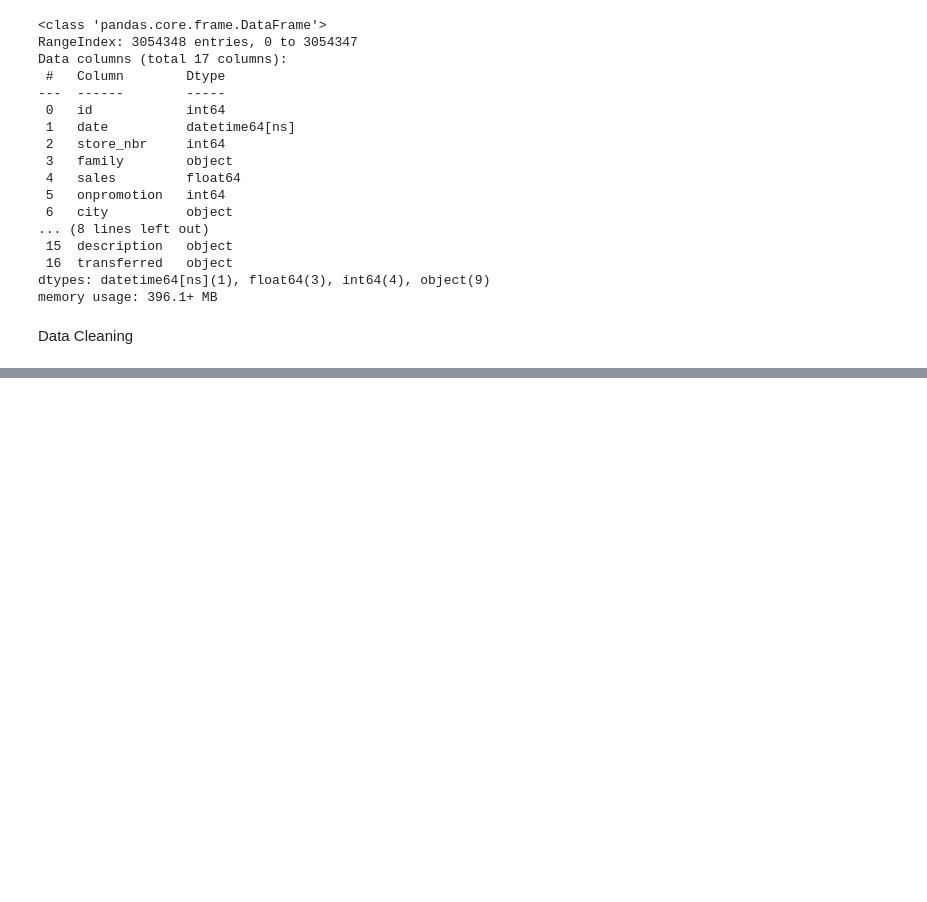
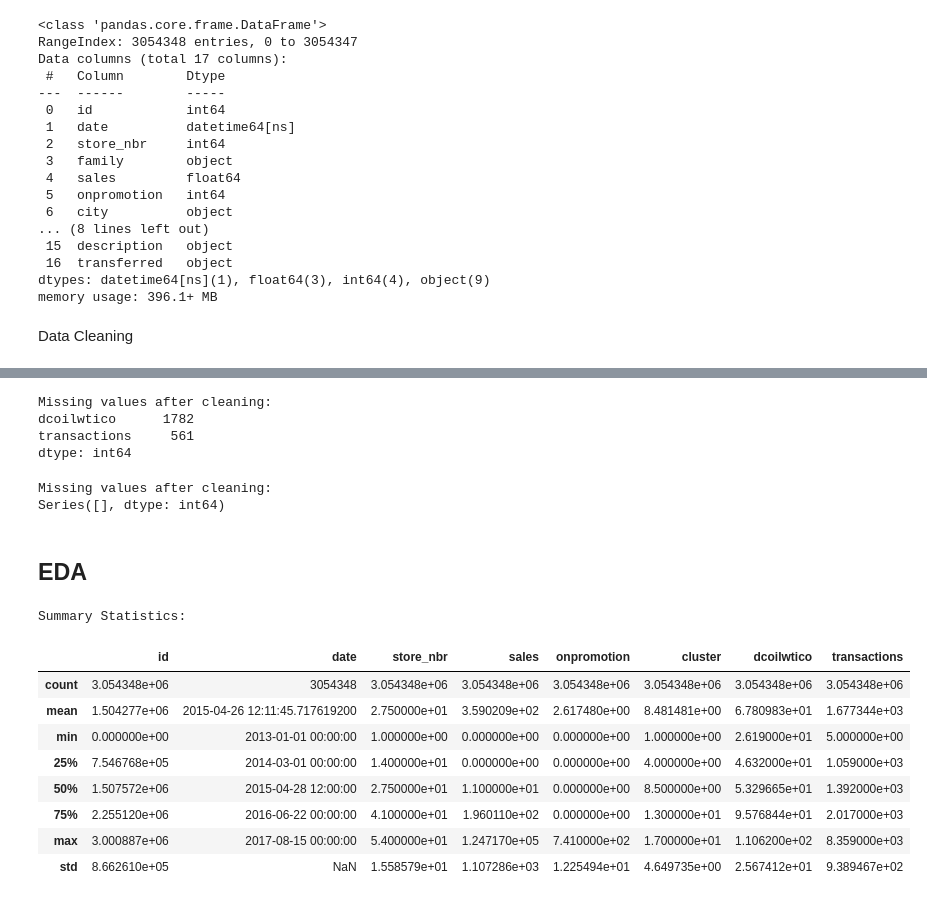
Before and after one commit to MillicentAgyir/LP3--Time-Series-Analysis, a Jupyter notebook: Notebooks/main-1.ipynb, the cells around one changed output, grey strips where cells are left out. Saved outputs shown, nothing was run; the diff lists cells and outputs as text; code cells hidden in the pictures; blank space fills up the shorter version.

```diff
--- a/Notebooks/main-1.ipynb
+++ b/Notebooks/main-1.ipynb
@@ -136,14 +145,14 @@ sample_submission = pd.read_csv(r"C:\Users\magyir\Downloads\sample_submission.cs
 test = pd.read_csv(r"C:\Users\magyir\Downloads\test.csv", parse_dates=['date'])
 # %%
 # Ensuring date columns are in datetime format
-train['date'] = pd.to_datetime(train['date'])
+train_data['date'] = pd.to_datetime(train_data['date'])
 test['date'] = pd.to_datetime(test['date'])
 transactions['date'] = pd.to_datetime(transactions['date'])
 oil['date'] = pd.to_datetime(oil['date'])
 holidays_events['date'] = pd.to_datetime(holidays_events['date'])
 
-# Merge datasets
-train = train.merge(stores, on='store_nbr', how='left')
-train = train.merge(oil, on='date', how='left')
-train = train.merge(transactions, on=['date', 'store_nbr'], how='left')
-train = train.merge(holidays_events, on='date', how='left')
+# Merging the train datasets
+train_data = train_data.merge(stores, on='store_nbr', how='left')
+train_data = train_data.merge(oil, on='date', how='left')
+train_data = train_data.merge(transactions, on=['date', 'store_nbr'], how='left')
+train_data = train_data.merge(holidays_events, on='date', how='left')
@@ -214,0 +231,10 @@ dtype: int64
+# %%
+# Identify missing values after cleaning
+missing_values = train_data.isnull().sum()
+print("Missing values after cleaning:")
+print(missing_values[missing_values > 0])
+# %% [output]
+Missing values after cleaning:
+dcoilwtico      1782
+transactions     561
+dtype: int64
@@ -214,0 +245,25 @@ dtype: int64
+# %%
+# Identify missing values after cleaning
+missing_values = train_data.isnull().sum()
+print("Missing values after cleaning:")
+print(missing_values[missing_values > 0])
+# %% [output]
+Missing values after cleaning:
+Series([], dtype: int64)
+# %% [markdown]
+## EDA
+# %%
+# Summary Statistics
+print("Summary Statistics:")
+train_data.describe()
+# %% [output]
+Summary Statistics:
+|  | id | date | store_nbr | sales | onpromotion | cluster | dcoilwtico | transactions |
+| count | 3.054348e+06 | 3054348 | 3.054348e+06 | 3.054348e+06 | 3.054348e+06 | 3.054348e+06 | 3.054348e+06 | 3.054348e+06 |
+| mean | 1.504277e+06 | 2015-04-26 12:11:45.717619200 | 2.750000e+01 | 3.590209e+02 | 2.617480e+00 | 8.481481e+00 | 6.780983e+01 | 1.677344e+03 |
+| min | 0.000000e+00 | 2013-01-01 00:00:00 | 1.000000e+00 | 0.000000e+00 | 0.000000e+00 | 1.000000e+00 | 2.619000e+01 | 5.000000e+00 |
+| 25% | 7.546768e+05 | 2014-03-01 00:00:00 | 1.400000e+01 | 0.000000e+00 | 0.000000e+00 | 4.000000e+00 | 4.632000e+01 | 1.059000e+03 |
+| 50% | 1.507572e+06 | 2015-04-28 12:00:00 | 2.750000e+01 | 1.100000e+01 | 0.000000e+00 | 8.500000e+00 | 5.329665e+01 | 1.392000e+03 |
+| 75% | 2.255120e+06 | 2016-06-22 00:00:00 | 4.100000e+01 | 1.960110e+02 | 0.000000e+00 | 1.300000e+01 | 9.576844e+01 | 2.017000e+03 |
+| max | 3.000887e+06 | 2017-08-15 00:00:00 | 5.400000e+01 | 1.247170e+05 | 7.410000e+02 | 1.700000e+01 | 1.106200e+02 | 8.359000e+03 |
+| std | 8.662610e+05 | NaN | 1.558579e+01 | 1.107286e+03 | 1.225494e+01 | 4.649735e+00 | 2.567412e+01 | 9.389467e+02 |
```
Also changed, not shown: parts of 19 cells of this notebook.
